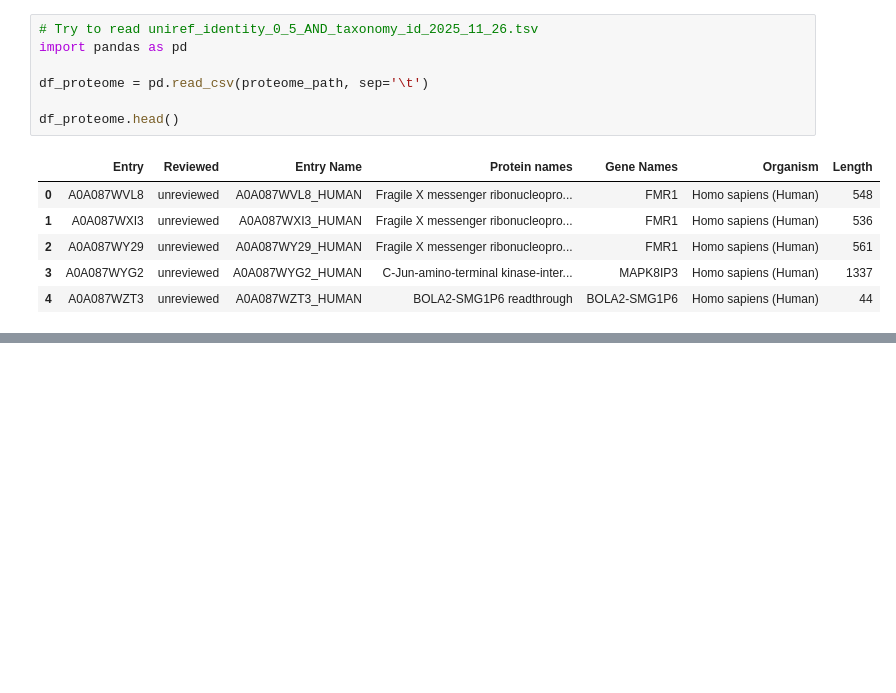
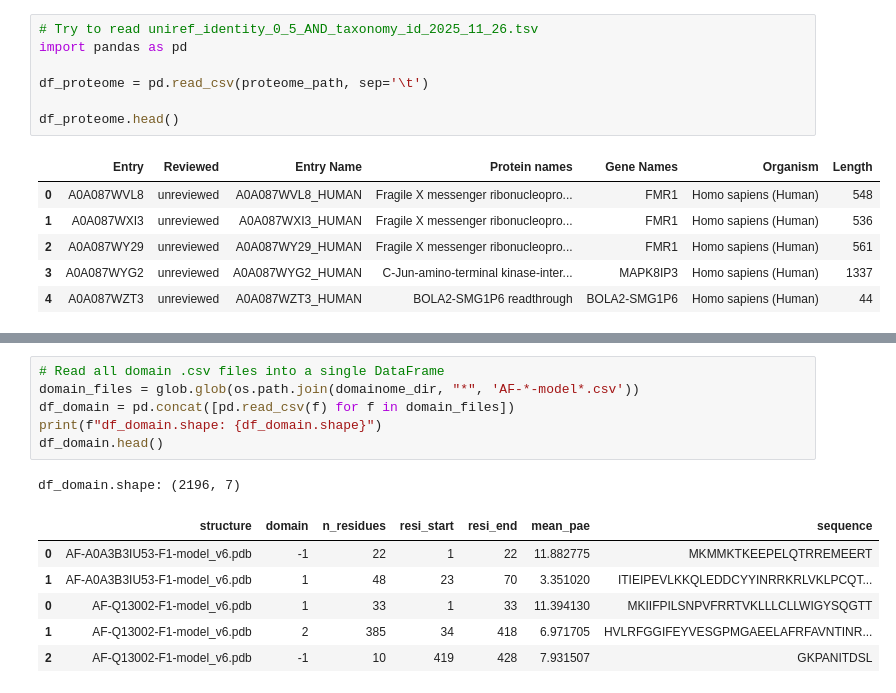
Before and after one commit to meng-yx/AFragmenter, a Jupyter notebook: download_human_domainome.ipynb, the cells around one changed output, grey strips where cells are left out. Cells and saved outputs as stored; diff of their text form; blank space fills up the shorter version.

```diff
--- a/download_human_domainome.ipynb
+++ b/download_human_domainome.ipynb
@@ -95,0 +116,14 @@ Submitted batch job 43771778
+# %%
+# Read all domain .csv files into a single DataFrame
+domain_files = glob.glob(os.path.join(domainome_dir, "*", 'AF-*-model*.csv'))
+df_domain = pd.concat([pd.read_csv(f) for f in domain_files])
+print(f"df_domain.shape: {df_domain.shape}")
+df_domain.head()
+# %% [output]
+df_domain.shape: (2196, 7)
+|  | structure | domain | n_residues | resi_start | resi_end | mean_pae | sequence |
+| 0 | AF-A0A3B3IU53-F1-model_v6.pdb | -1 | 22 | 1 | 22 | 11.882775 | MKMMKTKEEPELQTRREMEERT |
+| 1 | AF-A0A3B3IU53-F1-model_v6.pdb | 1 | 48 | 23 | 70 | 3.351020 | ITIEIPEVLKKQLEDDCYYINRRKRLVKLPCQT... |
+| 0 | AF-Q13002-F1-model_v6.pdb | 1 | 33 | 1 | 33 | 11.394130 | MKIIFPILSNPVFRRTVKLLLCLLWIGYSQGTT |
+| 1 | AF-Q13002-F1-model_v6.pdb | 2 | 385 | 34 | 418 | 6.971705 | HVLRFGGIFEYVESGPMGAEELAFRFAVNTINR... |
+| 2 | AF-Q13002-F1-model_v6.pdb | -1 | 10 | 419 | 428 | 7.931507 | GKPANITDSL |
```
Also changed, not shown: parts of 19 cells of this notebook, 4 other files.
